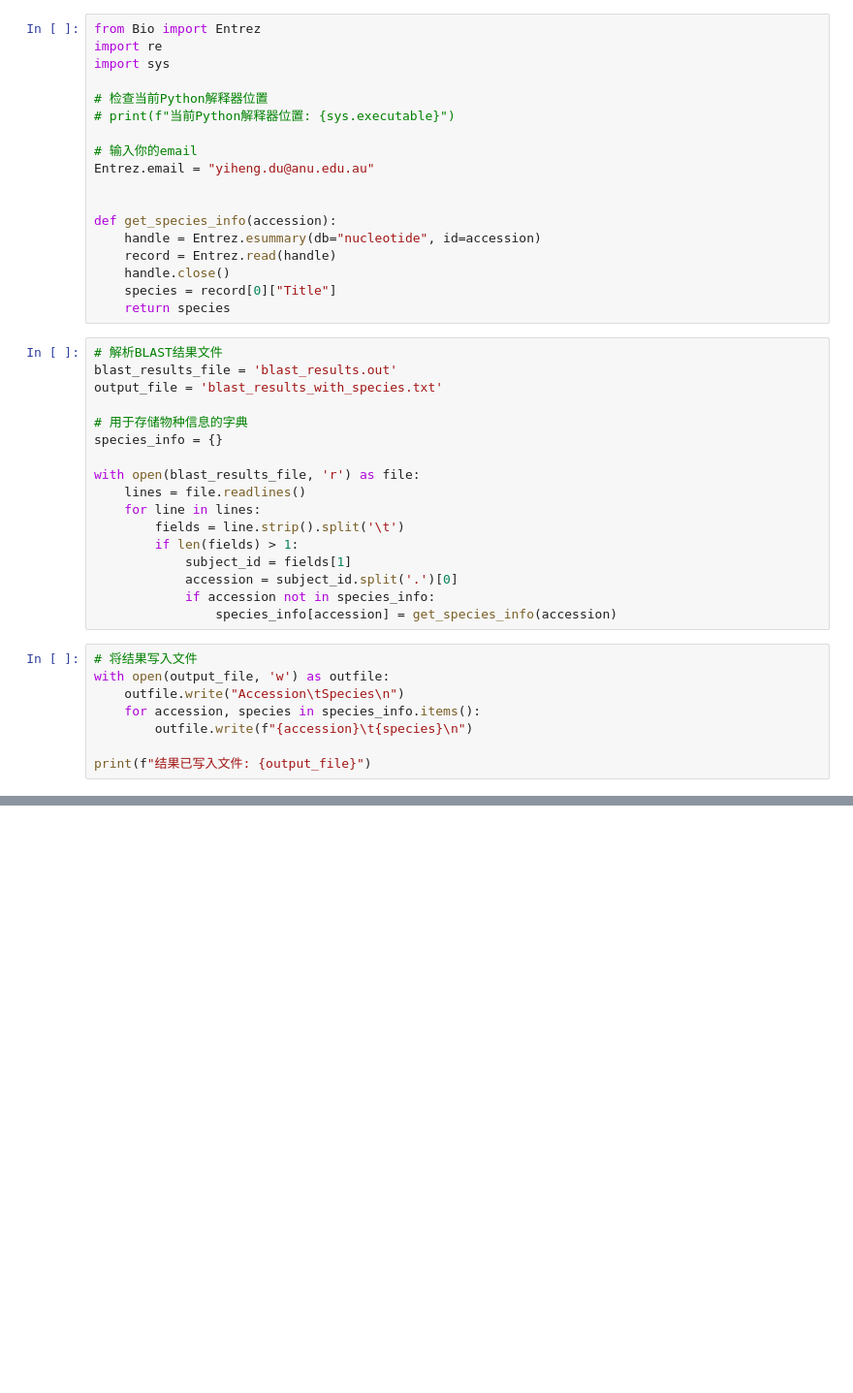
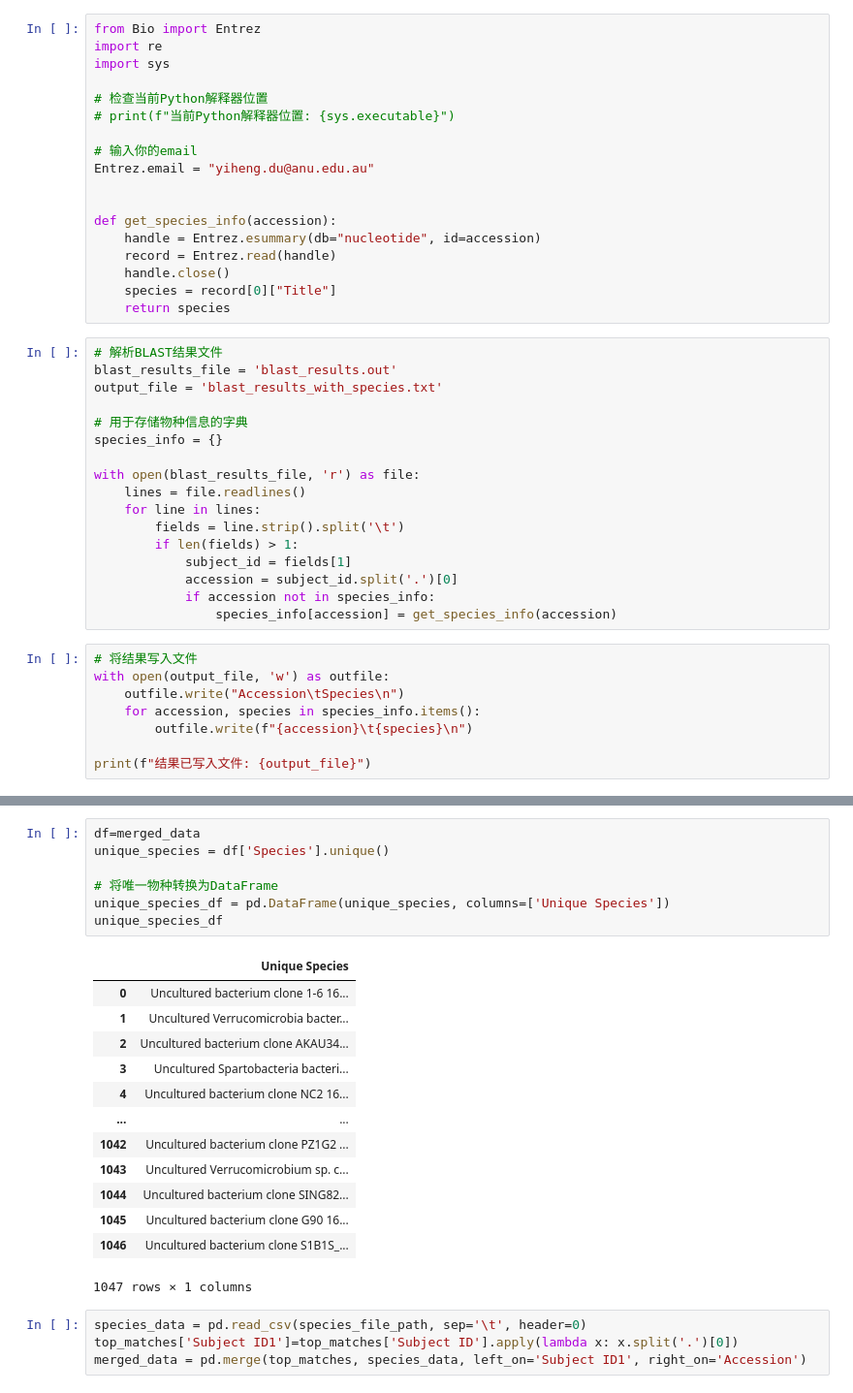
Before and after one commit to DeweyYihengDu/PVC, a Jupyter notebook: tree/select-species-name.ipynb, the cells around one changed output, grey strips where cells are left out. Shown: that part at 97% size. Drawn from its saved outputs; the diff is of its cells as text; blank space fills up the shorter version.

```diff
--- a/tree/select-species-name.ipynb
+++ b/tree/select-species-name.ipynb
@@ -46,0 +131,25 @@ KeyError: 'E-value'
+# %%
+df=merged_data
+unique_species = df['Species'].unique()
+
+# 将唯一物种转换为DataFrame
+unique_species_df = pd.DataFrame(unique_species, columns=['Unique Species'])
+unique_species_df
+# %% [output]
+|  | Unique Species |
+| 0 | Uncultured bacterium clone 1-6 16... |
+| 1 | Uncultured Verrucomicrobia bacter... |
+| 2 | Uncultured bacterium clone AKAU34... |
+| 3 | Uncultured Spartobacteria bacteri... |
+| 4 | Uncultured bacterium clone NC2 16... |
+| ... | ... |
+| 1042 | Uncultured bacterium clone PZ1G2 ... |
+| 1043 | Uncultured Verrucomicrobium sp. c... |
+| 1044 | Uncultured bacterium clone SING82... |
+| 1045 | Uncultured bacterium clone G90 16... |
+| 1046 | Uncultured bacterium clone S1B1S_... |
+1047 rows × 1 columns
+# %%
+species_data = pd.read_csv(species_file_path, sep='\t', header=0)
+top_matches['Subject ID1']=top_matches['Subject ID'].apply(lambda x: x.split('.')[0])
+merged_data = pd.merge(top_matches, species_data, left_on='Subject ID1', right_on='Accession')
```
Also changed, not shown: parts of 9 cells of this notebook.
